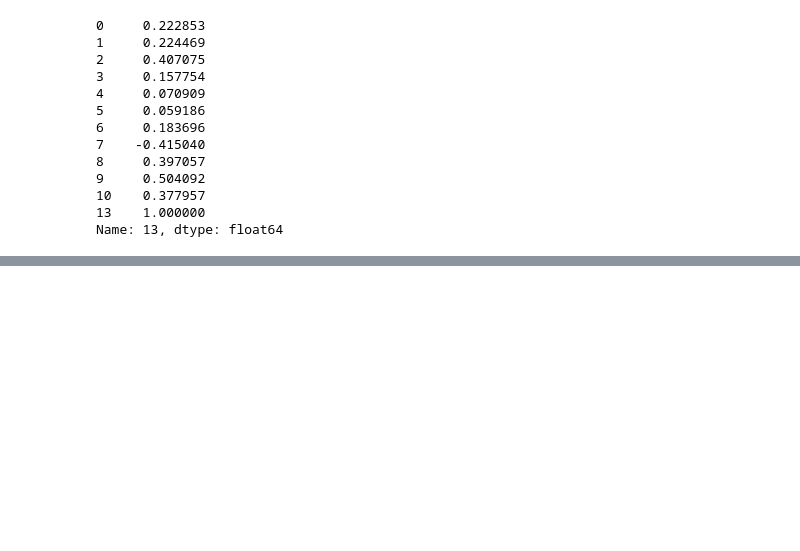
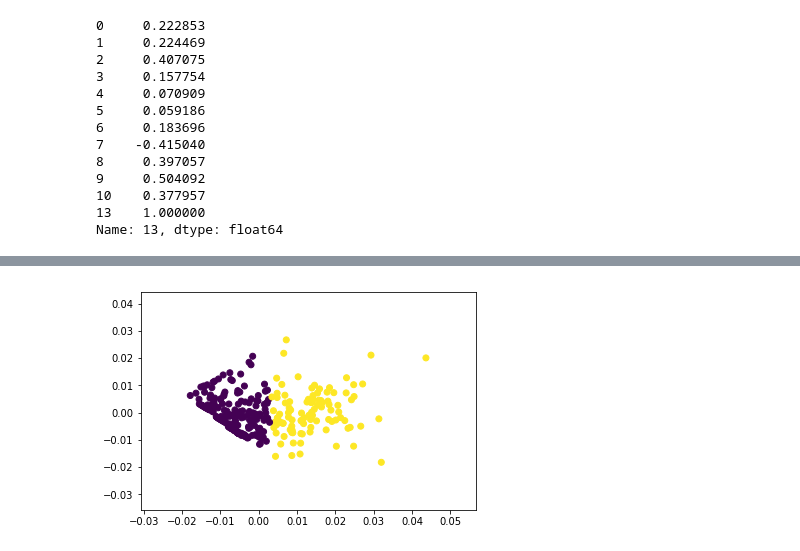
Before and after one commit to YunusBulut/dsprojects, a Jupyter notebook: basic-clustering/U4.L2.P2.Kmeans.ipynb, the cells around one changed output, grey strips where cells are left out. Cells and saved outputs as stored; diff of their text form; code cells hidden in the pictures; blank space fills up the shorter version.

```diff
--- a/basic-clustering/U4.L2.P2.Kmeans.ipynb
+++ b/basic-clustering/U4.L2.P2.Kmeans.ipynb
@@ -222,0 +168,6 @@ mb 0.038895606994628906
+# %%
+y_pred = KMeans(n_clusters=2).fit_predict(X_pca)
+plt.scatter([c[0] for c in X_pca],[c[1] for c in X_pca], c=y_pred)
+plt.show()
+# %% [output]
+[figure, added]
```
Also changed, not shown: parts of 26 cells of this notebook.
